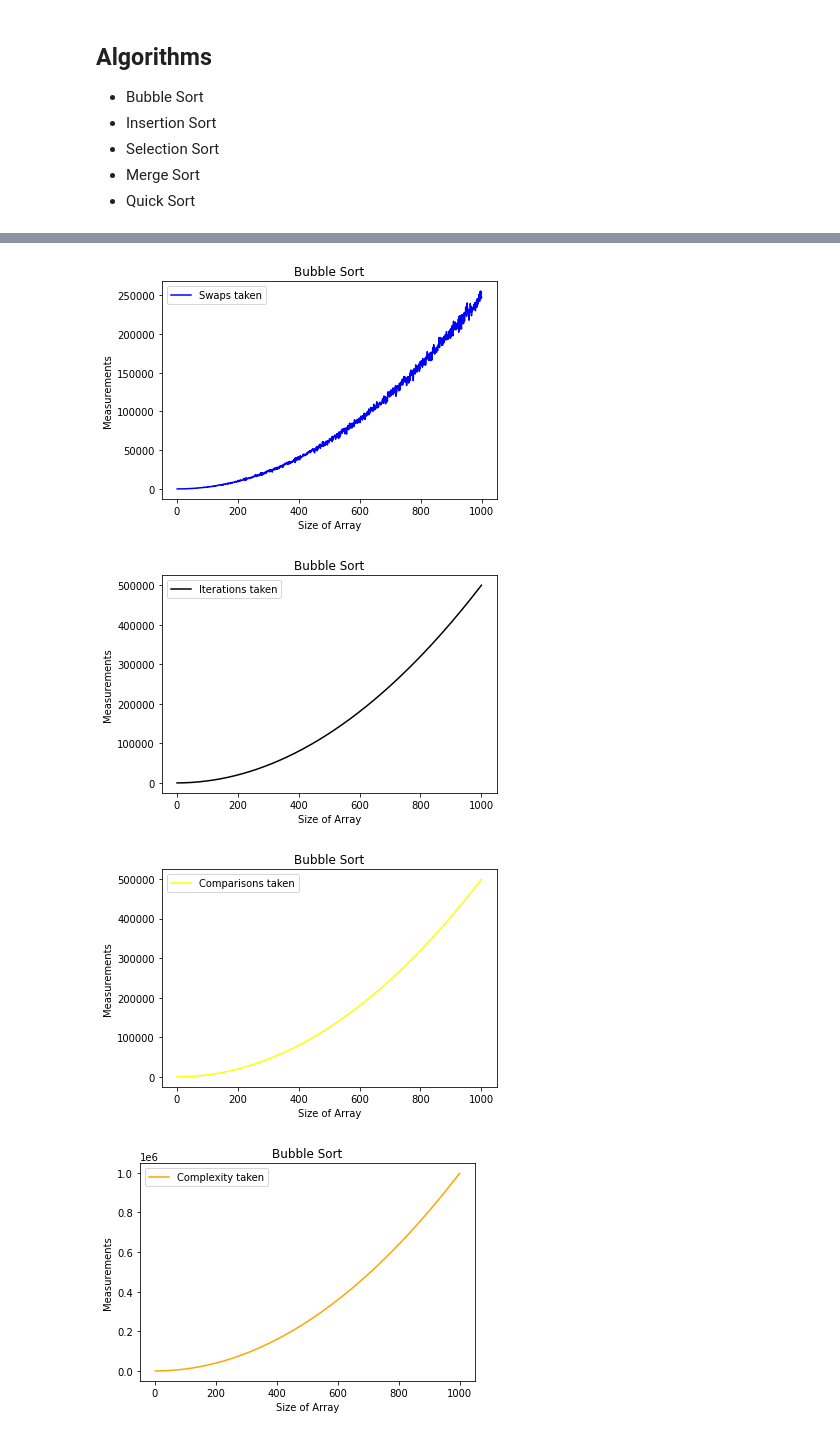
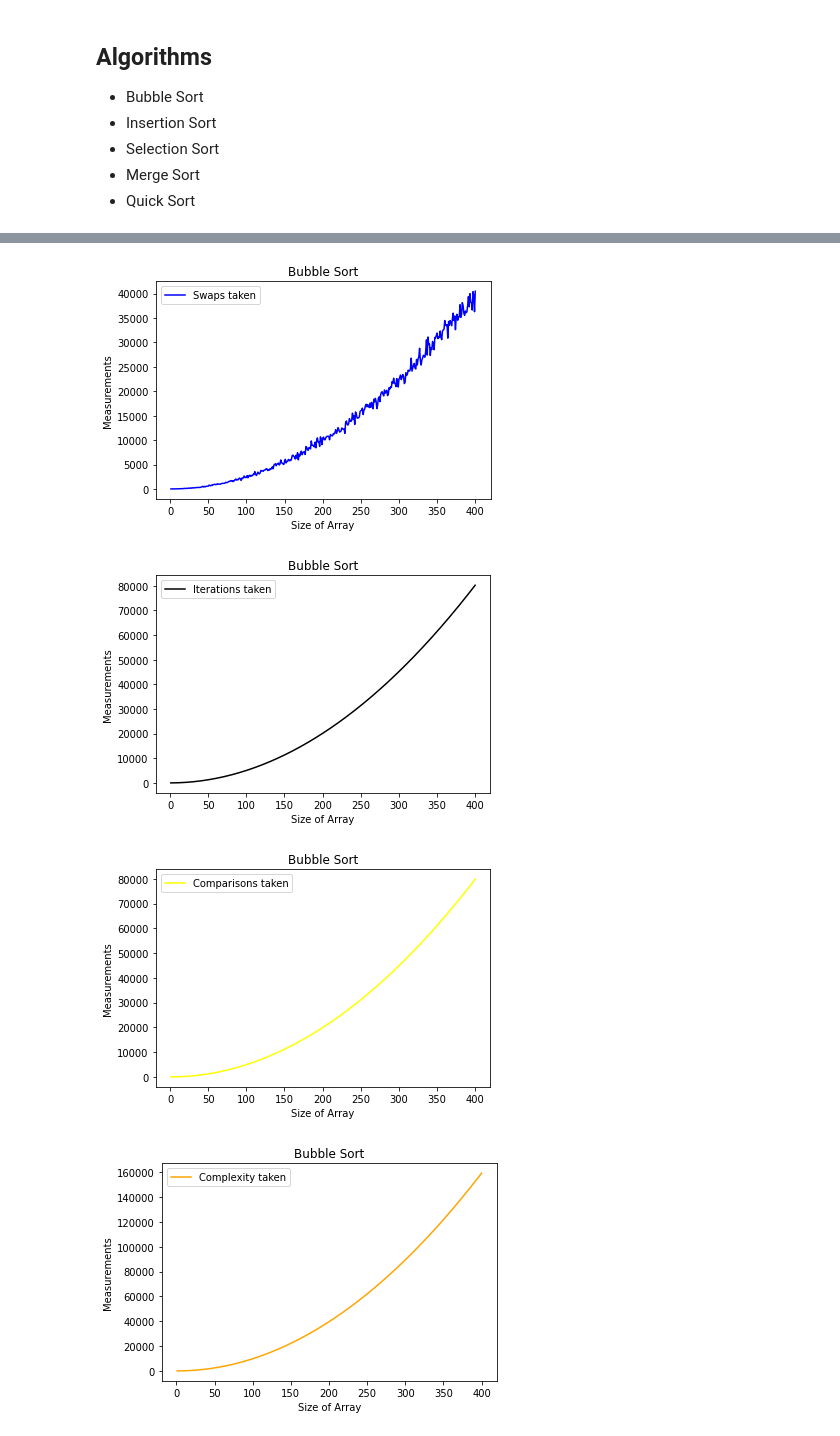
Before and after one commit to codizt/SortingAlgos, a Jupyter notebook: sorting_algorithms.ipynb, the cells around one changed output, grey strips where cells are left out. Saved outputs shown, nothing was run; the diff lists cells and outputs as text; code cells hidden in the pictures.

```diff
--- a/sorting_algorithms.ipynb
+++ b/sorting_algorithms.ipynb
@@ -30,7 +30,7 @@ def genShuffledArrays(n):
 
     return suffledArrayCollection
 
-shuffledArrayCollection = genShuffledArrays(1000) # Array of shuffled arrays from size 1 - 100
+shuffledArrayCollection = genShuffledArrays(400) # Array of shuffled arrays from size 1 - 100
 # %%
 def timePlotter(title, times_taken):
   n = np.array(range(1,len(times_taken)+1))
@@ -260,5 +266,11 @@ def bubbleSortWrappper():
     return times_taken, mems_taken, swaps_taken, iterations_taken, comparisons_taken, complexity
 # %%
 bubbleSortResult = bubbleSortWrappper()
+bubbleSortTimes = bubbleSortResult[0]
+bubbleSortMems = bubbleSortResult[1]
+bubbleSortSwaps = bubbleSortResult[2]
+bubbleSortIterations = bubbleSortResult[3]
+bubbleSortComparisons = bubbleSortResult[4]
+bubbleSortComplexity = bubbleSortResult[5]
 plotter("Bubble Sort", bubbleSortResult[0], bubbleSortResult[1], bubbleSortResult[2], bubbleSortResult[3], bubbleSortResult[4], bubbleSortResult[5])
 # %% [output]
@@ -274,7 +286,7 @@ Comparisons:  120
-[figure, old version]
+[figure, new version]
-[figure, old version]
+[figure, new version]
-[figure, old version]
+[figure, new version]
-[figure, old version]
+[figure, new version]
 # %%
 def insertionSort(unsortedList):
 
```
Also changed, not shown: parts of 6 cells of this notebook, 1 other file.
